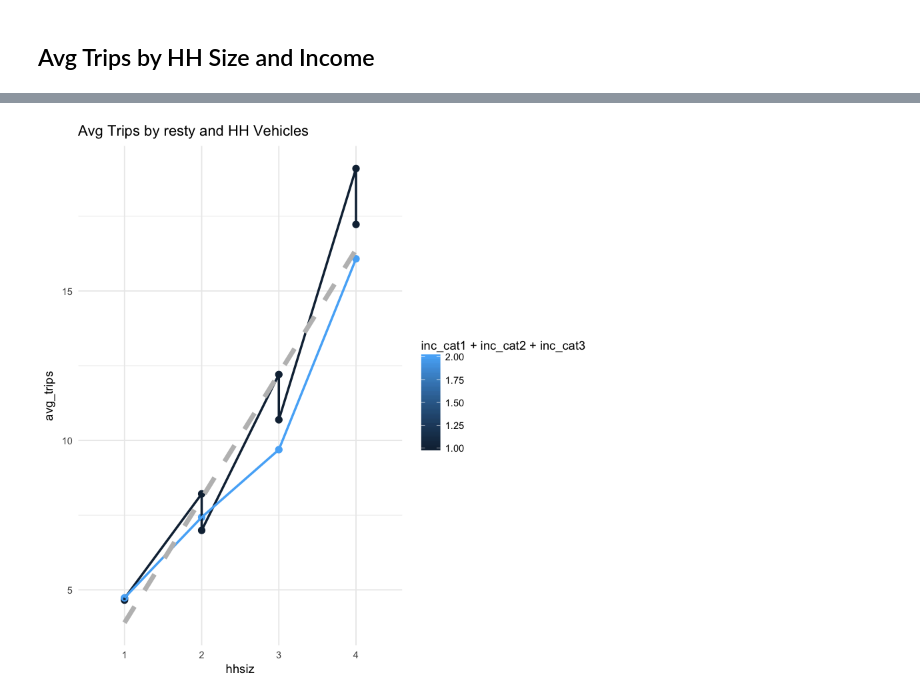
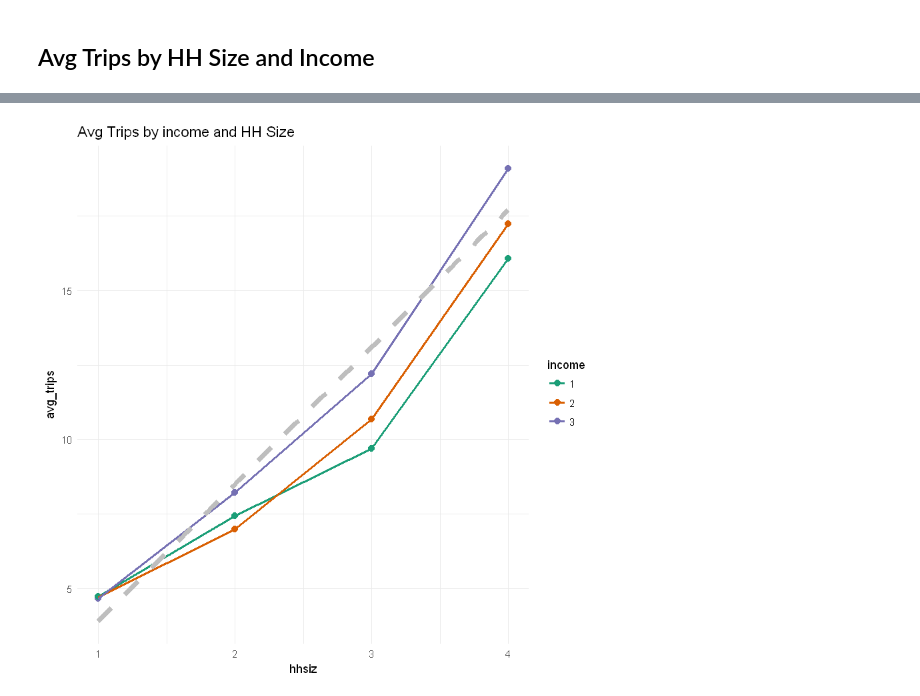
Before and after one commit to saashimi/USP_587, a Jupyter notebook: hw2.ipynb, the cells around one changed output, grey strips where cells are left out. Drawn from its saved outputs; the diff is of its cells as text; code cells hidden in the pictures.

```diff
--- a/hw2.ipynb
+++ b/hw2.ipynb
@@ -2,10 +2,8 @@
 library(dplyr)
 library(ggplot2)
 
-df.hbw <- read.csv(paste("/Users/kevin/Desktop/",
+df <- read.csv(paste("C:/Users/saavedrak/Desktop/",
                      "USP_587_data/HW2/household_hbw.csv", sep=""))
-df.hia <- read.csv(paste("/Users/kevin/Desktop/",
-                     "USP_587_data/HW2/2010_hia.csv", sep=""))
 # %%
 df.resveh <- df.hbw %>%
     select(resty, hhveh, htrips) %>%
@@ -80,11 +78,8 @@ predict(ln.restyveh, data, interval="predict")
 | 1 | 7.231879 | 2.706039 | 11.75772 |
 # %%
 # Start with fresh data frame
-df.hbw.new <- read.csv(paste("/Users/kevin/Desktop/",
-                     "USP_587_data/HW2/household_hbw.csv", sep=""))
-
 # Recode categories
-df.resveh.new <- df.hbw.new %>%
+df.resveh.new <- df.hbw %>%
     select(resty, hhveh, htrips) %>%
     mutate(resty1=as.numeric(resty==1)) %>%
     mutate(resty2=as.numeric(resty==2)) %>%
@@ -202,7 +185,8 @@ F-statistic:   180 on 2 and 13 DF,  p-value: 3.345e-10
 # %%
-df.persveh.sum$ hhveh <- as.factor(df.persveh.sum$hhveh)
+df.persveh$hhveh <- as.factor(df.persveh$hhveh)
+df.persveh$hhsiz <- as.factor(df.persveh$hhsiz)
 
-df.persveh.sum %>%
+df.persveh%>%
     ggplot(aes(x=hhsiz, y=avg_trips, color=hhveh, group=hhveh)) +
     theme_minimal() +
     geom_point(size=2.5) +
@@ -282,10 +235,9 @@ df.persinc <- df.hbw %>%
     filter(income < 99) %>%
     mutate(hhsiz = recode(hhsiz, `1`=1, `2`=2, `3`=3, `4`=4, `5`=4,
                           `6`=4, `7`=4, `8`=4)) %>%
-    mutate(inc_cat=as.numeric(income<=2)) %>%
-    mutate(inc_cat=as.numeric(income>=3 & income<=4)) %>%
-    mutate(inc_cat=as.numeric(income>=5)) %>%
-    group_by(hhsiz, inc_cat) %>%
+    mutate(income = recode(income, `1`=1, `2`=1, `3`=2, `4`=2, `5`=3,
+                          `6`=3, `7`=3, `8`=3)) %>%
+    group_by(hhsiz, income) %>%
     mutate(avg_trips = mean(htrips))
 
 df.persinc$ResError <- (df.persinc$htrips -
@@ -296,15 +248,12 @@ SSE <- sum(df.persinc$ResError)
 SST <- sum(df.persinc$TotError)
 R2 <- 1 - (SSE/SST)
 print(R2)
-k <- 8
+k <- 7
 n <- nrow(df.persinc)
 adj.R2 <- R2 - ((1 - R2)*(k - 1) / (n - k - 1))
 print(adj.R2)
 
-df.persinc$inc_cat <- as.factor(df.persinc$inc_cat)
-
-
-persinc.fit <- lm(htrips ~ hhsiz + inc_cat,
+persinc.fit <- lm(htrips ~ factor(hhsiz) * factor(income),
                   data=df.persinc)
 print(persinc.fit)
 summary(persinc.fit)
@@ -339,18 +297,15 @@ F-statistic:  2015 on 2 and 6016 DF,  p-value: < 2.2e-16
 # %%
-df.persinc.sum$hhsiz <- as.factor(df.persinc.sum$hhsiz)
+# Graph Avg Trips by income and HH Size
+df.persinc$income <- as.factor(df.persinc$income)
 
-
-df.persinc.sum %>%
-    ggplot(aes(x=hhsiz, y=avg_trips, color=
-               inc_cat1 + inc_cat2 + inc_cat3,
-               group=
-               inc_cat1 + inc_cat2 + inc_cat3)) +
+df.persinc %>%
+    ggplot(aes(x=hhsiz, y=avg_trips, color=income, group=income)) +
     theme_minimal() +
     geom_point(size=2.5) +
-    geom_line(aes(x=hhsiz, y=avg_trips, color=
-                  inc_cat1 + inc_cat2 + inc_cat3), size=1) +
+    geom_line(aes(x=hhsiz, y=avg_trips, color=income), size=1) +
     stat_smooth(method=lm, se=FALSE, linetype="dashed", aes(group=1),
                 size=2, color="gray") +
-    labs(title= "Avg Trips by resty and HH Vehicles")
+    labs(title= "Avg Trips by income and HH Size") +
+    scale_color_brewer(palette="Dark2")
 # %% [output]
-[figure, old version]
+[figure, new version]
```
Also changed, not shown: parts of 14 cells of this notebook, 1 other file.
